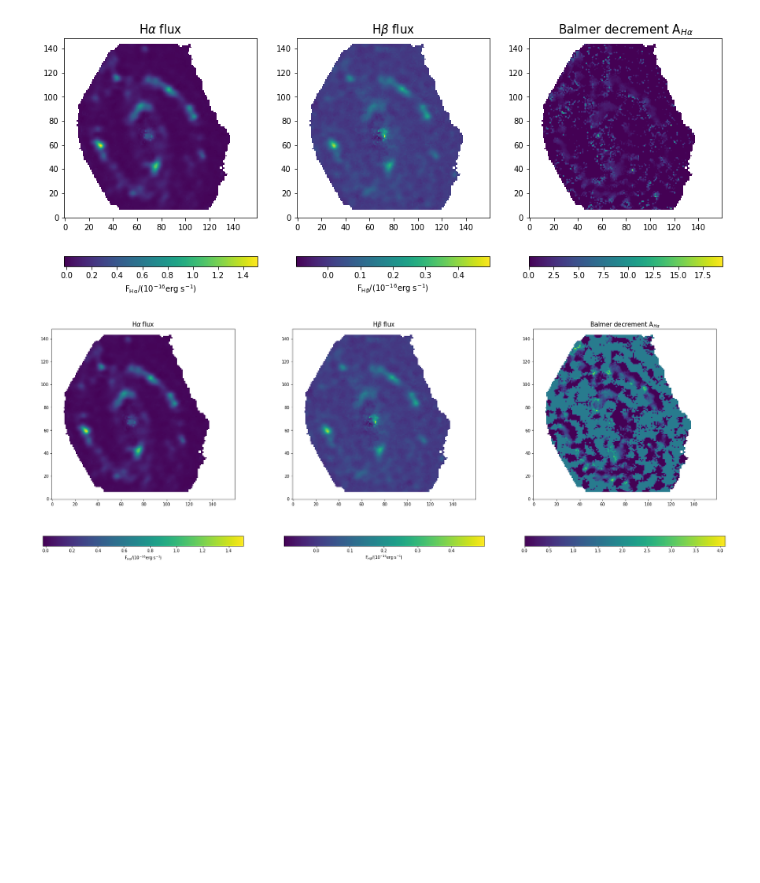
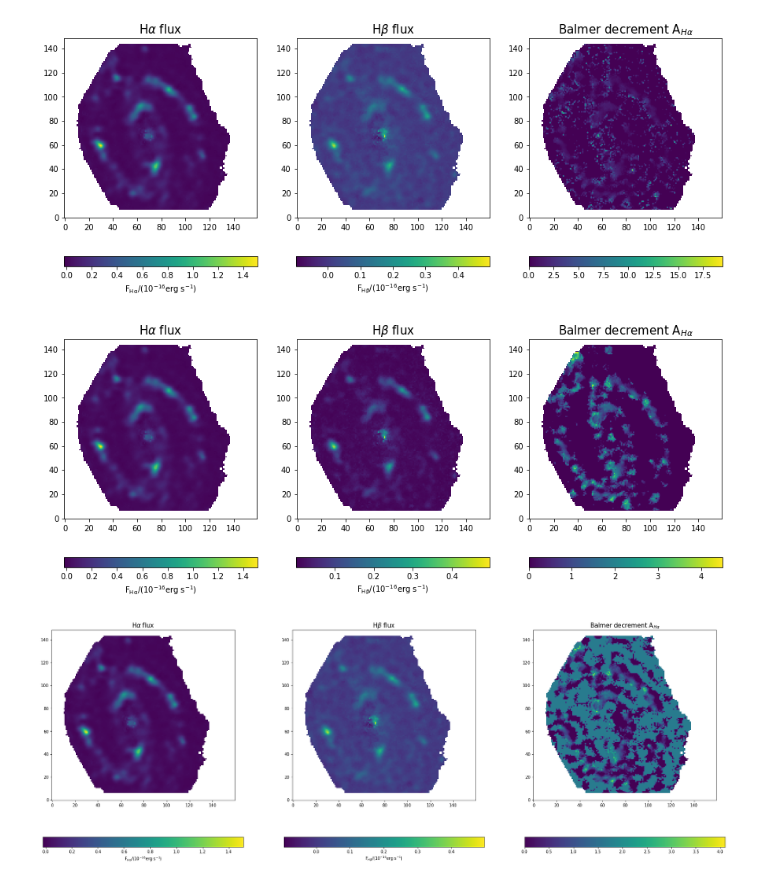
Before and after one commit to Bruno-Rodriguez/quenching-nearby-galaxies, a Jupyter notebook: astrophysical-properties.ipynb, the cells around one changed output. Drawn from its saved outputs; the diff is of its cells as text; code cells hidden in the pictures; blank space fills up the shorter version.

```diff
--- a/astrophysical-properties.ipynb
+++ b/astrophysical-properties.ipynb
@@ -302,6 +302,16 @@ A_Ha = 5.86*np.log10(Ha_to_Hb/2.86)
 A_Ha_mean = np.nanmean(A_Ha[A_Ha>0])
 A_Ha = np.where(np.isnan(F_Hb)&~np.isnan(F_Ha),A_Ha_mean,A_Ha)
 #A_Ha = np.where(~(F_Hb>e_F_Hb)&~np.isnan(F_Ha),A_Ha_mean,A_Ha)
+# %%
+F_Hb_new = np.where(F_Hb>e_F_Hb,F_Hb,e_F_Hb)
+F_Hb_new = np.where(region>0,F_Hb_new,np.nan)
+Ha_to_Hb = np.where(F_Ha/F_Hb_new>2.86,F_Ha/F_Hb_new,2.86) # imposing minimum ratio of 2.86
+Ha_to_Hb = np.where(np.isfinite(F_Ha),Ha_to_Hb,np.nan)
+# from Villanueva et al. 2023
+A_Ha = 5.86*np.log10(Ha_to_Hb/2.86)
+A_Ha_mean = np.nanmean(A_Ha[A_Ha>0])
+A_Ha = np.where(np.isnan(F_Hb)&~np.isnan(F_Ha),A_Ha_mean,A_Ha)
+#A_Ha = np.where(~(F_Hb>e_F_Hb)&~np.isnan(F_Ha),A_Ha_mean,A_Ha)
 # %%
 Ha_to_Hb_rep = np.where(F_Ha_rep/F_Hb_rep>2.86,F_Ha_rep/F_Hb_rep,2.86) # imposing minimum ratio of 2.86
 Ha_to_Hb_rep = np.where(np.isfinite(F_Ha_rep),Ha_to_Hb_rep,np.nan)
@@ -319,6 +329,16 @@ for ax,frame,title,label in zip(axs.ravel(),[F_Ha,F_Hb,A_Ha],
 plt.show()
 # %% [output]
 [figure]
+# %%
+fig, axs = plt.subplots(1,3,figsize=(15,6))
+for ax,frame,title,label in zip(axs.ravel(),[F_Ha,F_Hb_new,A_Ha],
+                          [r'H$\alpha$ flux',r'H$\beta$ flux',r'Balmer decrement A$_{H\alpha}$'],[r'F$_\mathrm{H\alpha}/(10^{-16}$erg s$^{-1}$)',r'F$_\mathrm{H\beta}/(10^{-16}$erg s$^{-1}$)','']):
+    im = ax.imshow(frame,origin='lower')
+    fig.colorbar(im,ax=ax,orientation='horizontal',label=label)
+    ax.set_title(title,size=15)
+plt.show()
+# %% [output]
+[figure, added]
 # %%
 fig, axs = plt.subplots(1,3,figsize=(30,11))
 for ax,frame,title,label in zip(axs.ravel(),[F_Ha,F_Hb,A_Ha],
```
Also changed, not shown: parts of 18 cells of this notebook.
